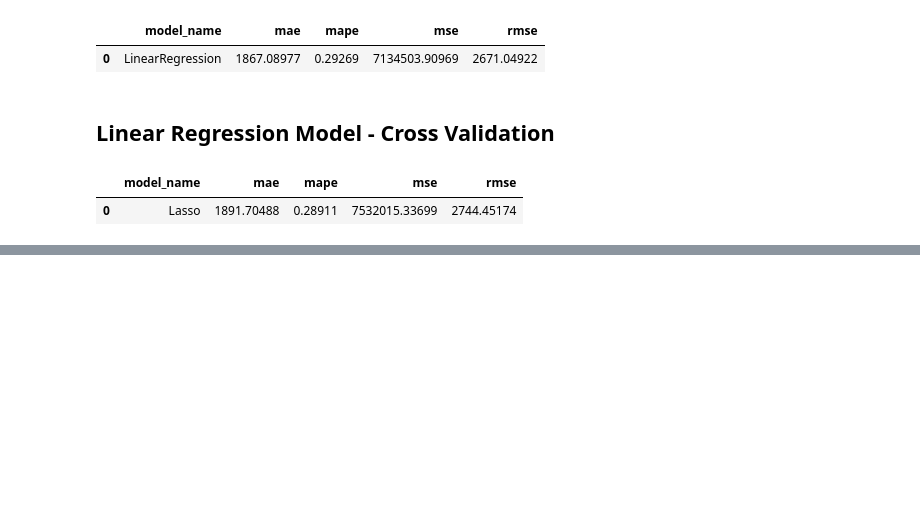
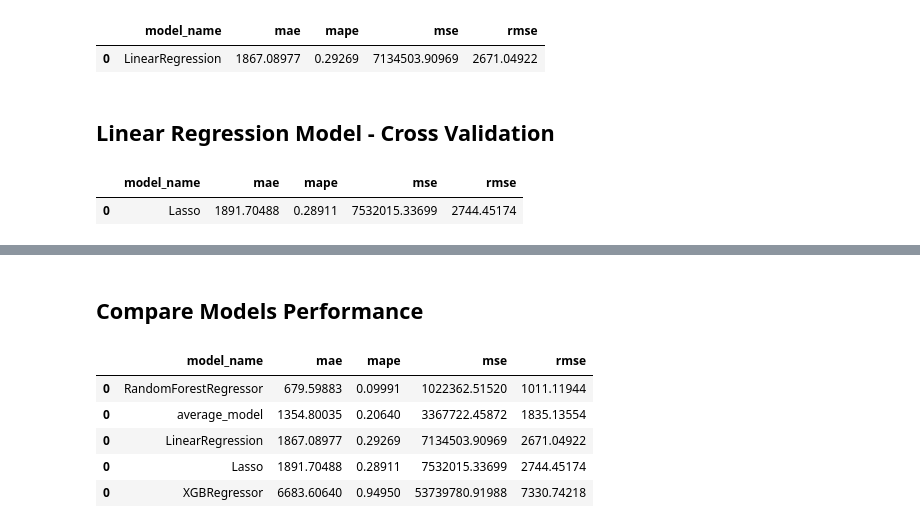
Before and after one commit to ViniciusKos/forecast_sales, a Jupyter notebook: forecast_sales.ipynb, the cells around one changed output, grey strips where cells are left out. Drawn from its saved outputs; the diff is of its cells as text; code cells hidden in the pictures; blank space fills up the shorter version.

Commit message:
compare_model_performance

```diff
--- a/forecast_sales.ipynb
+++ b/forecast_sales.ipynb
@@ -970,4 +972,4 @@ aux1 = pd.merge( aux1, aux2, how='left', on='store' )
 ypred_baseline = aux1['predictions']
 
 # performance
-errors_ml(aux1,ypred_baseline,model_name='average_model')
+baseline_result = errors_ml(aux1,ypred_baseline,model_name='average_model')
@@ -999,8 +998,8 @@ lrr = Lasso( alpha=0.01 ).fit( xtrain, ytrain )
 ypred_lrr = lrr.predict( xtest )
 
 # performance
-lr_result = errors_ml(aux1, ypred_lrr,model_name=lrr.__class__.__name__)
-lr_result
+lrr_result = errors_ml(aux1, ypred_lrr,model_name=lrr.__class__.__name__)
+lrr_result
 # %% [output]
 |  | model_name | mae | mape | mse | rmse |
 | 0 | Lasso | 1891.70488 | 0.28911 | 7532015.33699 | 2744.45174 |
@@ -1006,0 +1008,10 @@ lr_result
+# %%
+# model
+rf = RandomForestRegressor(n_estimators=100, n_jobs=-1, random_state=42).fit( xtrain, ytrain )
+
+# prediction
+ypred_rf = rf.predict( xtest )
+
+# performance
+rf_result = errors_ml(aux1, ypred_rf,model_name=rf.__class__.__name__)
+rf_result
@@ -1006,0 +1023,15 @@ lr_result
+# %%
+# model
+model_xgb = xgb.XGBRegressor( objective='reg:squarederror',
+                              n_estimators=100,
+                              eta=0.01,
+                              max_depth=10,
+                              subsample=0.7,
+                              colsample_bytee=0.9 ).fit( xtrain, ytrain )
+
+# prediction
+ypred_xgb = model_xgb.predict( xtest )
+
+# performance
+xgb_result = errors_ml(aux1, ypred_xgb,model_name=model_xgb.__class__.__name__)
+xgb_result
@@ -1006,0 +1047,12 @@ lr_result
+# %% [markdown]
+## Compare Models Performance
+# %%
+modelling_result=pd.concat([baseline_result,lr_result,lrr_result,rf_result,xgb_result])
+modelling_result.sort_values("rmse")
+# %% [output]
+|  | model_name | mae | mape | mse | rmse |
+| 0 | RandomForestRegressor | 679.59883 | 0.09991 | 1022362.51520 | 1011.11944 |
+| 0 | average_model | 1354.80035 | 0.20640 | 3367722.45872 | 1835.13554 |
+| 0 | LinearRegression | 1867.08977 | 0.29269 | 7134503.90969 | 2671.04922 |
+| 0 | Lasso | 1891.70488 | 0.28911 | 7532015.33699 | 2744.45174 |
+| 0 | XGBRegressor | 6683.60640 | 0.94950 | 53739780.91988 | 7330.74218 |
```
Also changed, not shown: parts of 6 cells of this notebook.
